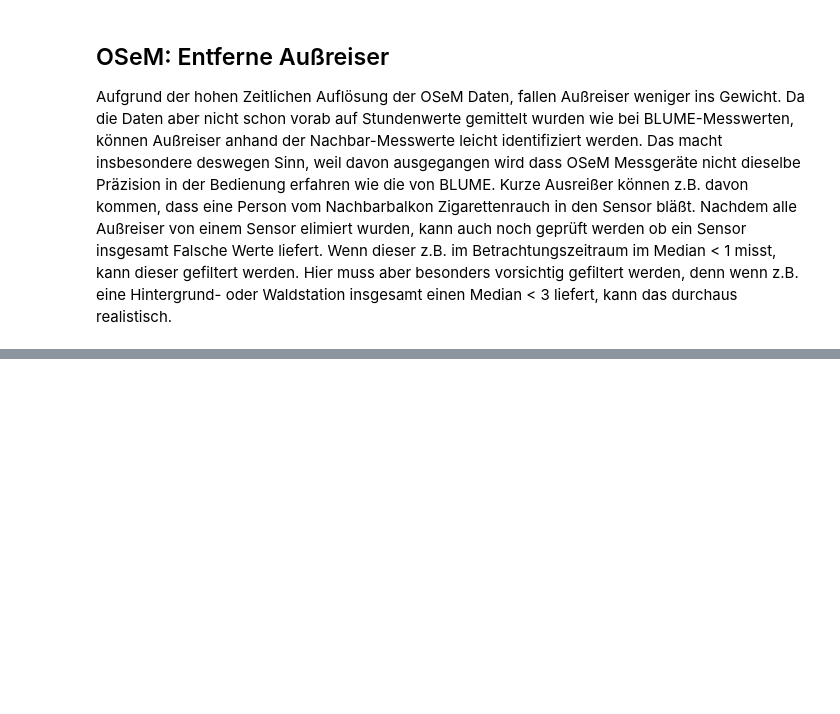
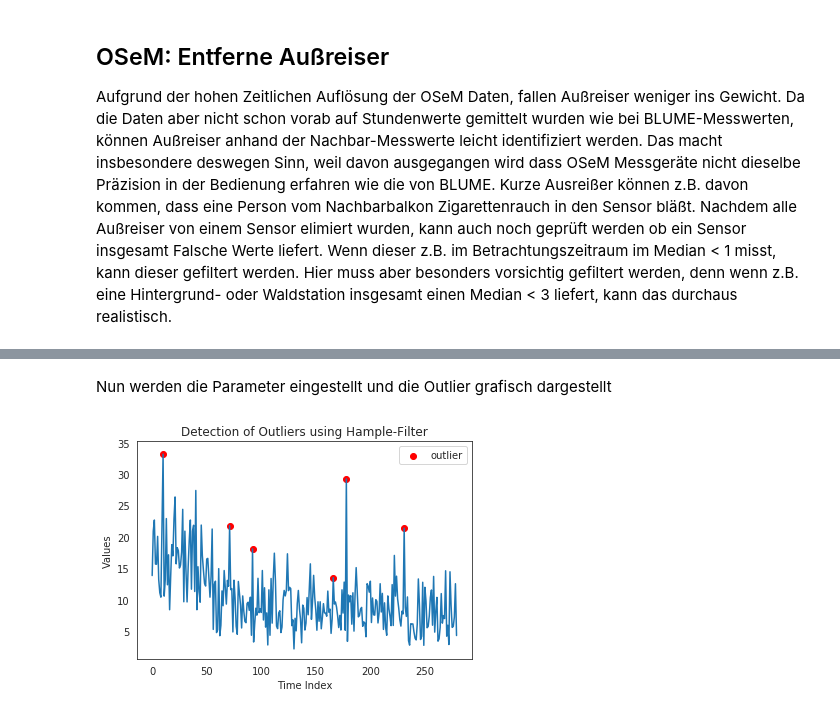
Before and after one commit to Butanding/Bachlor-Thesis, a Jupyter notebook: Code/Bachelorarbeit.ipynb, the cells around one changed output, grey strips where cells are left out. Saved outputs shown, nothing was run; the diff lists cells and outputs as text; code cells hidden in the pictures; blank space fills up the shorter version.

```diff
--- a/Code/Bachelorarbeit.ipynb
+++ b/Code/Bachelorarbeit.ipynb
@@ -255,0 +317,30 @@ Nachdem alle Außreiser von einem Sensor elimiert wurden, kann auch noch geprüf
+# %%
+def hampel_filter_demo(input_series, window_size=10, n_sigmas=3):
+
+    k = 1.4826 # scale factor for Gaussian distribution
+    new_series = input_series.copy()
+
+    # helper lambda function
+    MAD = lambda x: np.median(np.abs(x - np.median(x)))
+
+    rolling_median = input_series.rolling(window=2*window_size, center=True).median()
+    rolling_mad = k * input_series.rolling(window=2*window_size, center=True).apply(MAD)
+    diff = np.abs(input_series - rolling_median)
+
+    indices = list(np.argwhere(diff > (n_sigmas * rolling_mad)).flatten())
+    new_series[indices] = rolling_median[indices]
+
+    return new_series, indices
+# %% [markdown]
+Nun werden die Parameter eingestellt und die Outlier grafisch dargestellt
+# %%
+res, detected_outliers = hampel_filter_demo(test_outliers_timeslot, window_size=10, n_sigmas=3)
+# %%
+plt.plot(np.arange(len(test_outliers_timeslot)), test_outliers_timeslot)
+plt.scatter(detected_outliers, test_outliers_timeslot[detected_outliers], c='r', label='outlier')
+plt.title('Detection of Outliers using Hample-Filter')
+plt.xlabel('Time Index')
+plt.ylabel('Values')
+plt.legend();
+# %% [output]
+[figure, added]
```
Also changed, not shown: parts of 41 cells of this notebook, 13 other files.
